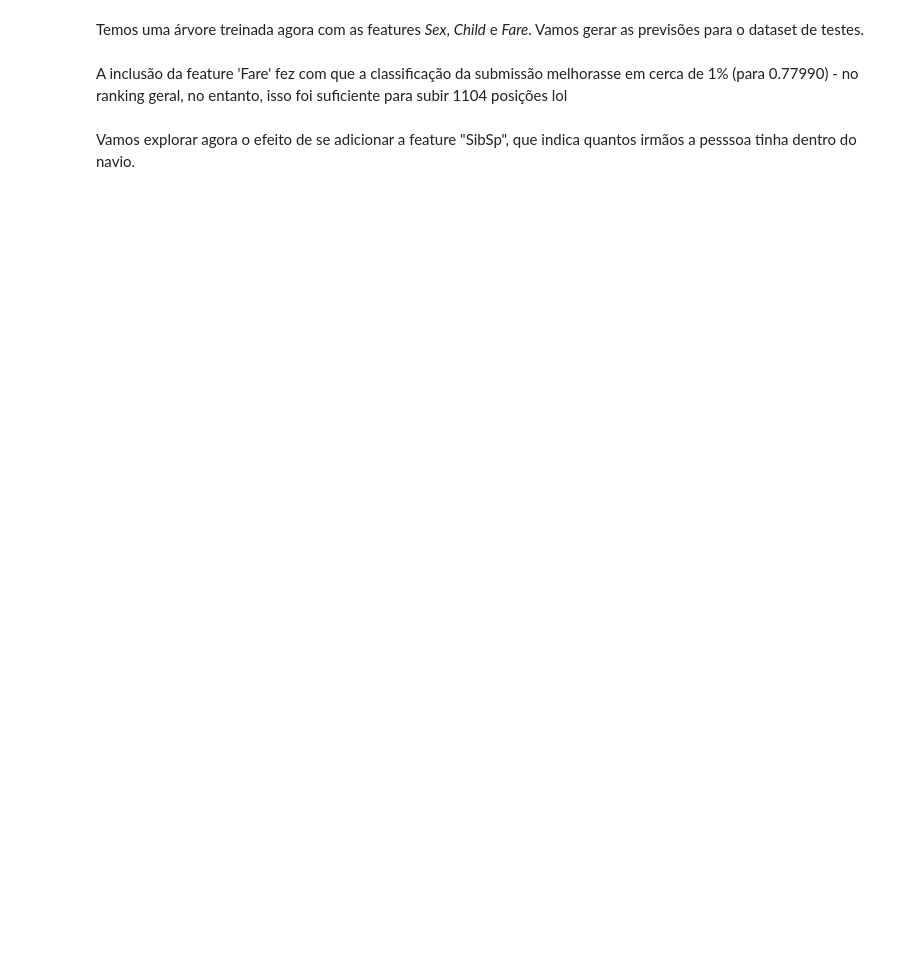
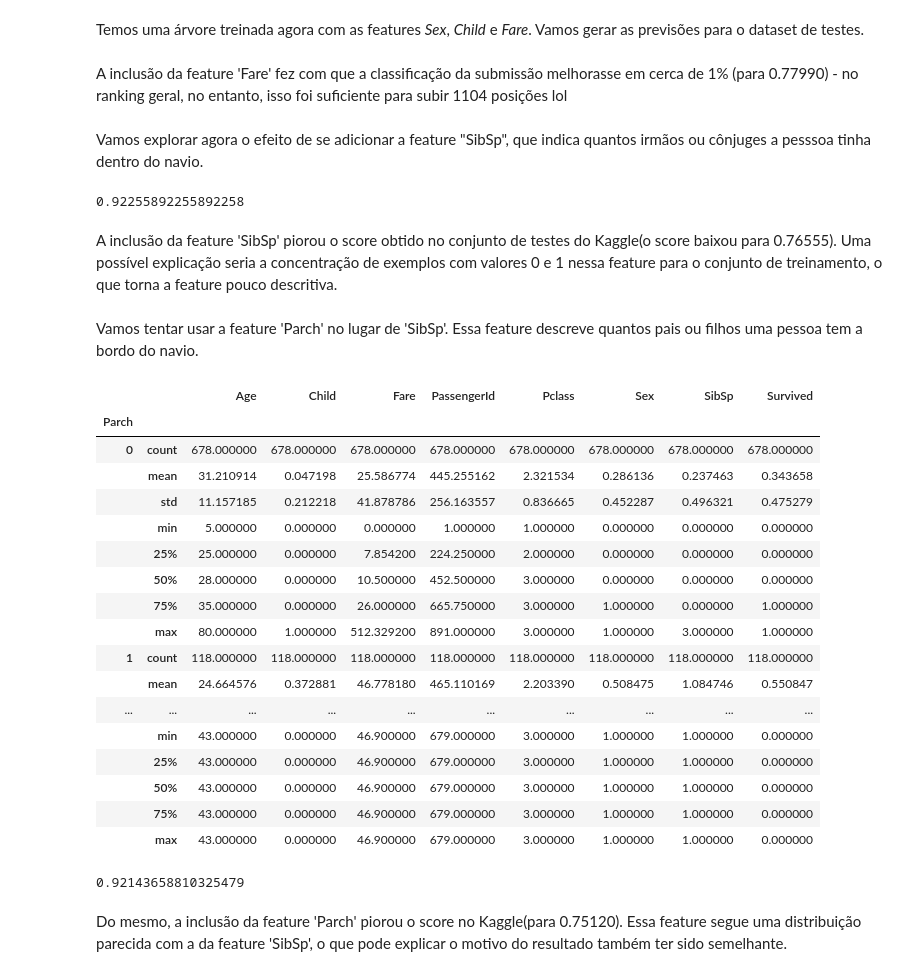
Before and after one commit to ffmmjj/titanic-kaggle, a Jupyter notebook: Experiments.ipynb, the cells around one changed output. Drawn from its saved outputs; the diff is of its cells as text; code cells hidden in the pictures; blank space fills up the shorter version.

Commit message:
Checagem das features 'SibSp' e 'Parch'

```diff
--- a/Experiments.ipynb
+++ b/Experiments.ipynb
@@ -266,4 +268,12 @@ test_results_csv.to_csv('./data/second_attempt.csv', index=False)
 # %% [markdown]
 A inclusão da feature 'Fare' fez com que a classificação da submissão melhorasse em cerca de 1% (para 0.77990) - no ranking geral, no entanto, isso foi suficiente para subir 1104 posições lol
 # %% [markdown]
-Vamos explorar agora o efeito de se adicionar a feature "SibSp", que indica quantos irmãos a pesssoa tinha dentro do navio.
+Vamos explorar agora o efeito de se adicionar a feature "SibSp", que indica quantos irmãos ou cônjuges a pesssoa tinha dentro do navio.
+# %%
+original_features = ['Sex', 'Age', 'Fare', 'SibSp']
+model_features = ['Sex', 'Child', 'Fare', 'SibSp']
+fourth_tree, feature_values, target = get_tree_for_features(model_features)
+
+fourth_tree.score(feature_values, target)
+# %% [output]
+0.92255892255892258
@@ -269,0 +289,33 @@ Vamos explorar agora o efeito de se adicionar a feature "SibSp", que indica quan
+# %% [markdown]
+A inclusão da feature 'SibSp' piorou o score obtido no conjunto de testes do Kaggle(o score baixou para 0.76555). Uma possível explicação seria a concentração de exemplos com valores 0 e 1 nessa feature para o conjunto de treinamento, o que torna a feature pouco descritiva.
+# %% [markdown]
+Vamos tentar usar a feature 'Parch' no lugar de 'SibSp'. Essa feature descreve quantos pais ou filhos uma pessoa tem a  bordo do navio.
+# %%
+train_df.groupby('Parch').describe()
+# %% [output]
+|  |  | Age | Child | Fare | PassengerId | Pclass | Sex | SibSp | Survived |
+| Parch |  |  |  |  |  |  |  |  |  |
+| 0 | count | 678.000000 | 678.000000 | 678.000000 | 678.000000 | 678.000000 | 678.000000 | 678.000000 | 678.000000 |
+|  | mean | 31.210914 | 0.047198 | 25.586774 | 445.255162 | 2.321534 | 0.286136 | 0.237463 | 0.343658 |
+|  | std | 11.157185 | 0.212218 | 41.878786 | 256.163557 | 0.836665 | 0.452287 | 0.496321 | 0.475279 |
+|  | min | 5.000000 | 0.000000 | 0.000000 | 1.000000 | 1.000000 | 0.000000 | 0.000000 | 0.000000 |
+|  | 25% | 25.000000 | 0.000000 | 7.854200 | 224.250000 | 2.000000 | 0.000000 | 0.000000 | 0.000000 |
+|  | 50% | 28.000000 | 0.000000 | 10.500000 | 452.500000 | 3.000000 | 0.000000 | 0.000000 | 0.000000 |
+|  | 75% | 35.000000 | 0.000000 | 26.000000 | 665.750000 | 3.000000 | 1.000000 | 0.000000 | 1.000000 |
+|  | max | 80.000000 | 1.000000 | 512.329200 | 891.000000 | 3.000000 | 1.000000 | 3.000000 | 1.000000 |
+| 1 | count | 118.000000 | 118.000000 | 118.000000 | 118.000000 | 118.000000 | 118.000000 | 118.000000 | 118.000000 |
+|  | mean | 24.664576 | 0.372881 | 46.778180 | 465.110169 | 2.203390 | 0.508475 | 1.084746 | 0.550847 |
+| ... | ... | ... | ... | ... | ... | ... | ... | ... | ... |
+|  | min | 43.000000 | 0.000000 | 46.900000 | 679.000000 | 3.000000 | 1.000000 | 1.000000 | 0.000000 |
+|  | 25% | 43.000000 | 0.000000 | 46.900000 | 679.000000 | 3.000000 | 1.000000 | 1.000000 | 0.000000 |
+|  | 50% | 43.000000 | 0.000000 | 46.900000 | 679.000000 | 3.000000 | 1.000000 | 1.000000 | 0.000000 |
+|  | 75% | 43.000000 | 0.000000 | 46.900000 | 679.000000 | 3.000000 | 1.000000 | 1.000000 | 0.000000 |
+|  | max | 43.000000 | 0.000000 | 46.900000 | 679.000000 | 3.000000 | 1.000000 | 1.000000 | 0.000000 |
+# %%
+original_features = ['Sex', 'Age', 'Fare', 'Parch']
+model_features = ['Sex', 'Child', 'Fare', 'Parch']
+fifth_tree, feature_values, target = get_tree_for_features(model_features)
+
+fifth_tree.score(feature_values, target)
+# %% [output]
+0.92143658810325479
@@ -269,0 +331,2 @@ Vamos explorar agora o efeito de se adicionar a feature "SibSp", que indica quan
+# %% [markdown]
+Do mesmo, a inclusão da feature 'Parch' piorou o score no Kaggle(para 0.75120). Essa feature segue uma distribuição parecida com a da feature 'SibSp', o que pode explicar o motivo do resultado também ter sido semelhante.
```
Also changed, not shown: parts of 3 cells of this notebook.
